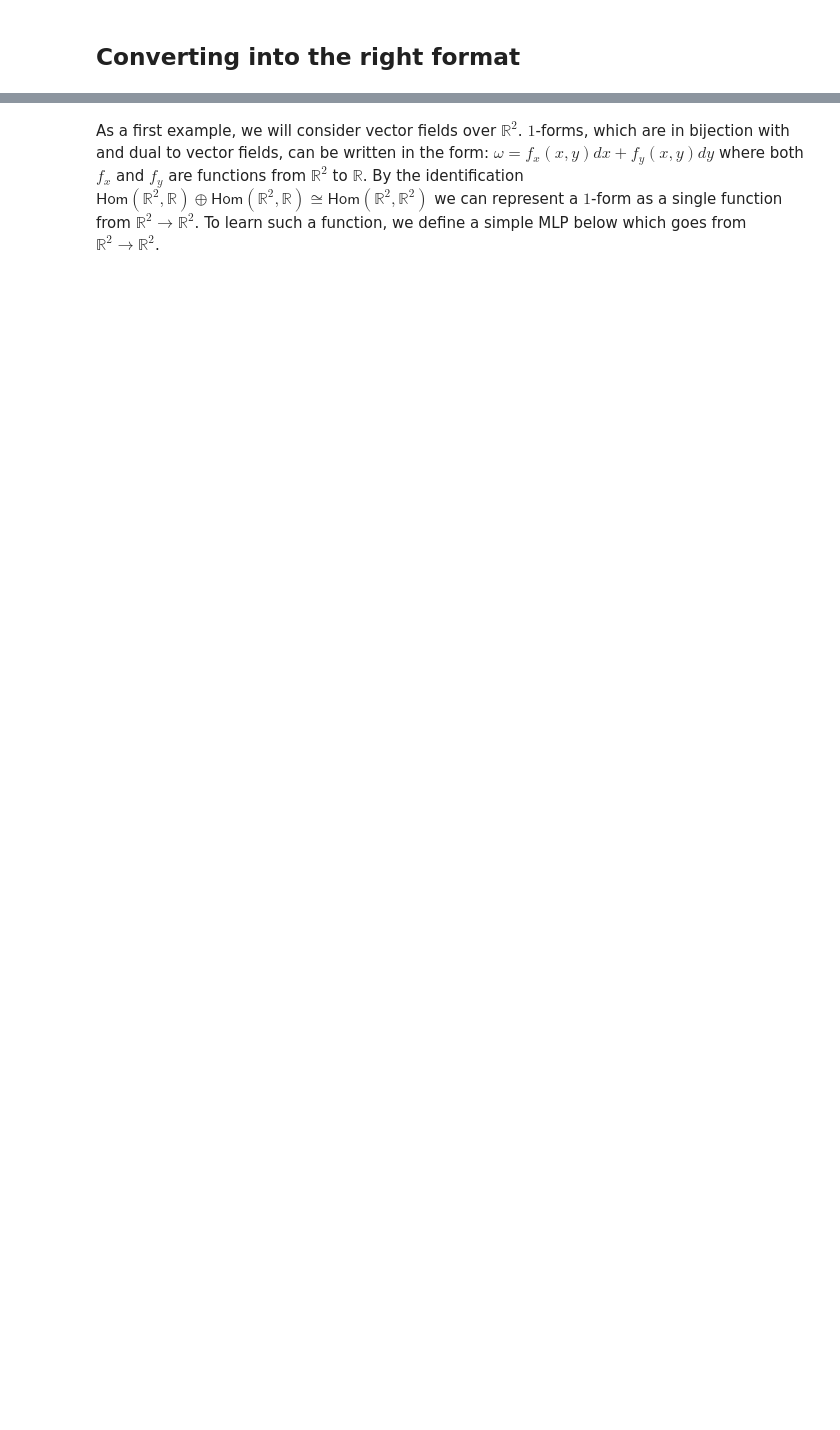
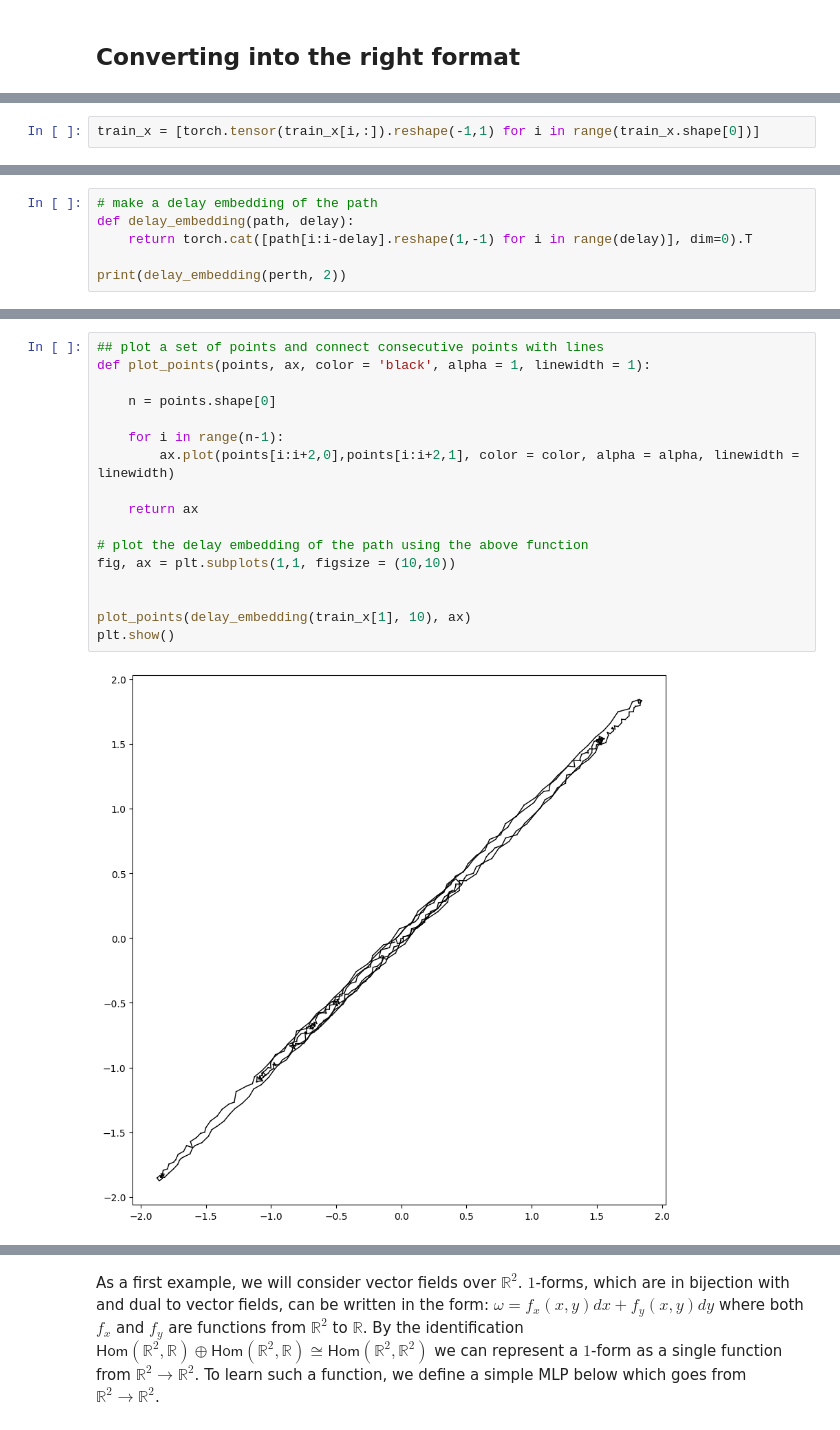
Before and after one commit to aidos-lab/neural-k-forms, a Jupyter notebook: path-classification.ipynb, the cells around one changed output, grey strips where cells are left out. Cells and saved outputs as stored; diff of their text form; blank space fills up the shorter version.

```diff
--- a/path-classification.ipynb
+++ b/path-classification.ipynb
@@ -45,0 +51,2 @@ array(['9', '9', '9', '9', '9', '9', '9', '9', '9', '9', '3', '3', '3',
+# %%
+train_x = [torch.tensor(train_x[i,:]).reshape(-1,1) for i in range(train_x.shape[0])]
@@ -45,0 +134,6 @@ array(['9', '9', '9', '9', '9', '9', '9', '9', '9', '9', '3', '3', '3',
+# %%
+# make a delay embedding of the path
+def delay_embedding(path, delay):
+    return torch.cat([path[i:i-delay].reshape(1,-1) for i in range(delay)], dim=0).T
+
+print(delay_embedding(perth, 2))
@@ -45,0 +148,19 @@ array(['9', '9', '9', '9', '9', '9', '9', '9', '9', '9', '3', '3', '3',
+# %%
+## plot a set of points and connect consecutive points with lines
+def plot_points(points, ax, color = 'black', alpha = 1, linewidth = 1):
+
+    n = points.shape[0]
+
+    for i in range(n-1):
+        ax.plot(points[i:i+2,0],points[i:i+2,1], color = color, alpha = alpha, linewidth = linewidth)
+
+    return ax
+
+# plot the delay embedding of the path using the above function
+fig, ax = plt.subplots(1,1, figsize = (10,10))
+
+
+plot_points(delay_embedding(train_x[1], 10), ax)
+plt.show()
+# %% [output]
+[figure, added]
```
Also changed, not shown: parts of 39 cells of this notebook, 3 other files.
